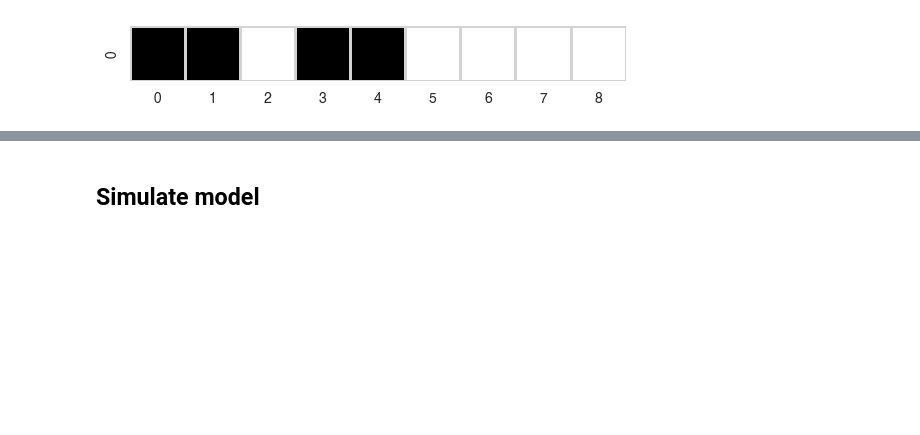
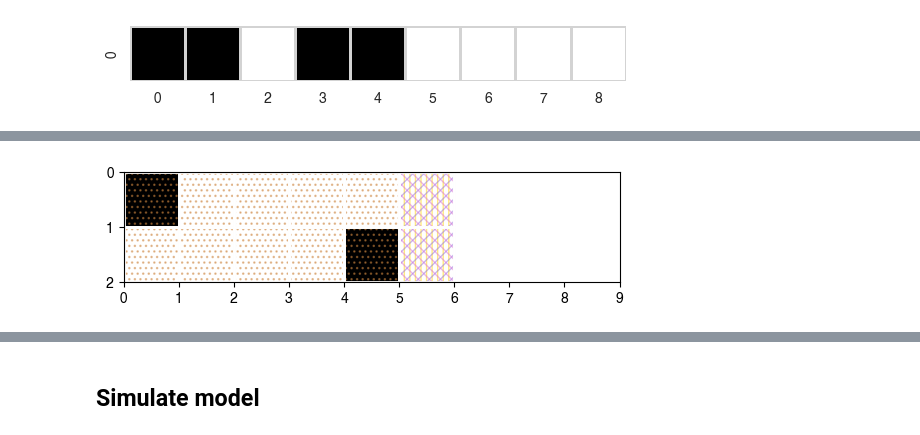
Before and after one commit to ryansmcgee/ecoevocrm, a Jupyter notebook: src/ecoevocrm/demos/hgt_testing/2023-12-19_dev_hgt.ipynb, the cells around one changed output, grey strips where cells are left out. Saved outputs shown, nothing was run; the diff lists cells and outputs as text; code cells hidden in the pictures; blank space fills up the shorter version.

```diff
--- a/src/ecoevocrm/demos/hgt_testing/2023-12-19_dev_hgt.ipynb
+++ b/src/ecoevocrm/demos/hgt_testing/2023-12-19_dev_hgt.ipynb
@@ -150,0 +169,4 @@ carrying_capacity = 1e9
+# %%
+viz.attributes_plot(system.segregant_set)
+# %% [output]
+[figure, added]
```
Also changed, not shown: parts of 18 cells of this notebook, 4 other files.
